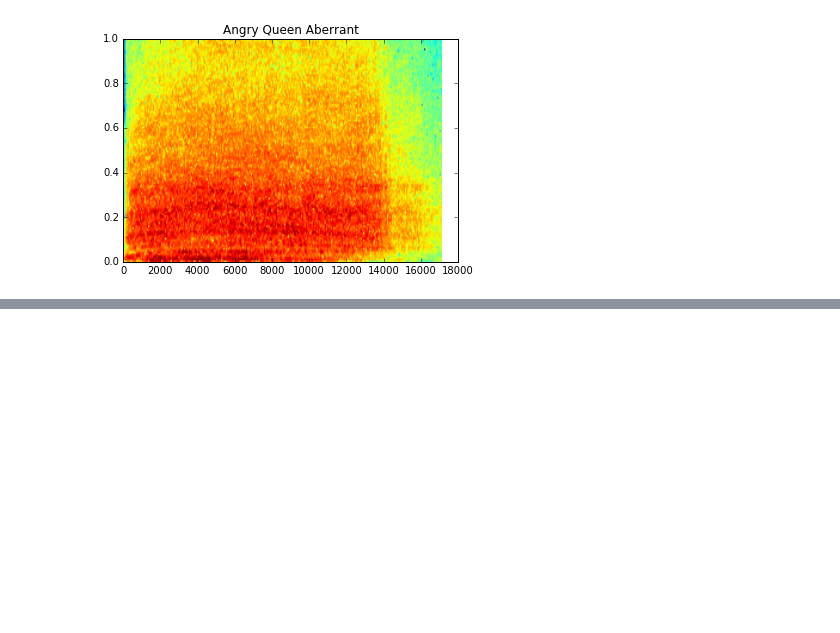
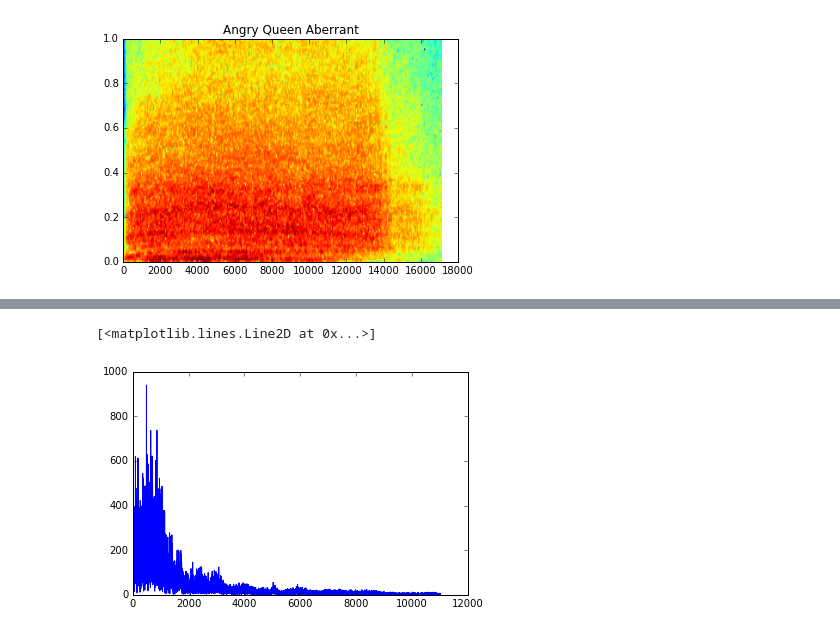
Before and after one commit to cferko/artificer, a Jupyter notebook: source/micaeli/micaeli_notes.ipynb, the cells around one changed output, grey strips where cells are left out. Cells and saved outputs as stored; diff of their text form; code cells hidden in the pictures; blank space fills up the shorter version.

```diff
--- a/source/micaeli/micaeli_notes.ipynb
+++ b/source/micaeli/micaeli_notes.ipynb
@@ -185,0 +199,19 @@ plt.specgram(x2); plt.title("Angry Queen Aberrant")
+# %%
+from matplotlib.pyplot import *
+import numpy as np
+from numpy.fft import rfft as raw_fft
+from numpy import sqrt
+
+def fft(audio_sample):
+    rfft_output = raw_fft(audio_sample)
+    return [sqrt(i.real**2 + i.imag**2)/len(rfft_output) for i in rfft_output]
+
+def fft_freq(audio_sample):
+    rate = 22050
+    num_samples = len(audio_sample)
+    return [(i*1.0/num_samples)*rate for i in range(num_samples/2+1)]
+# %%
+plt.plot(fft_freq(x1), fft(x1))
+# %% [output]
+[<matplotlib.lines.Line2D at 0x...>]
+[figure, added]
```
Also changed, not shown: parts of 15 cells of this notebook, 6 other files.
